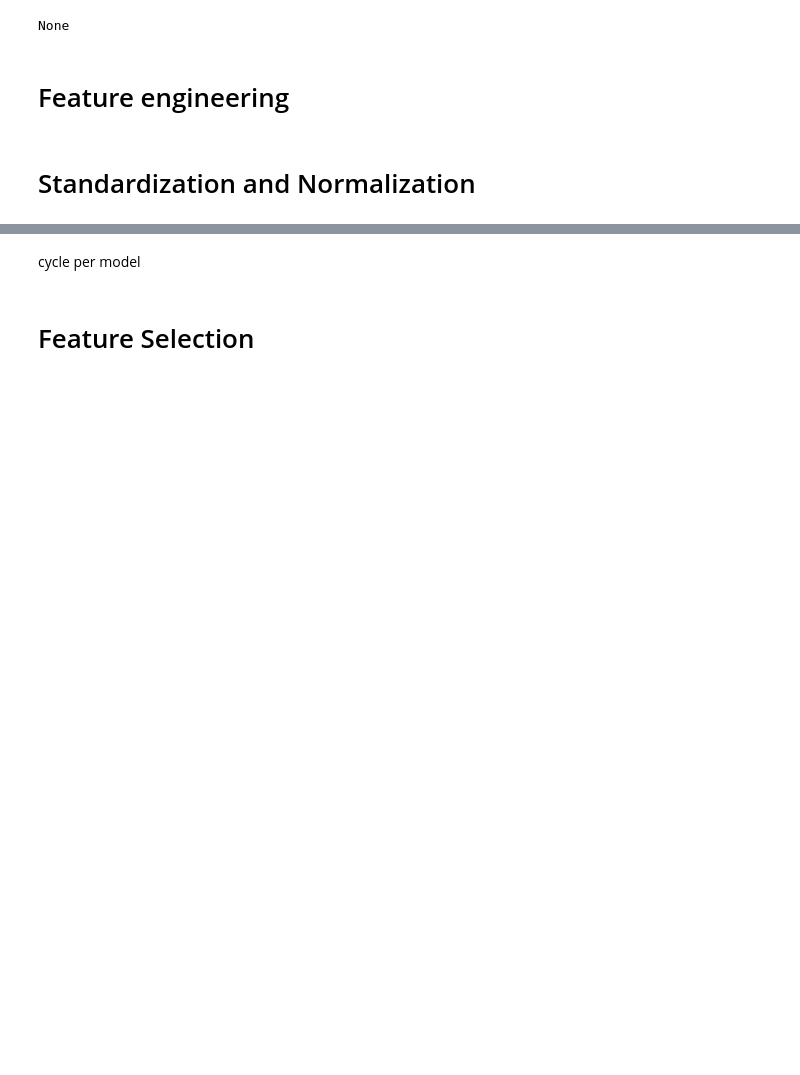
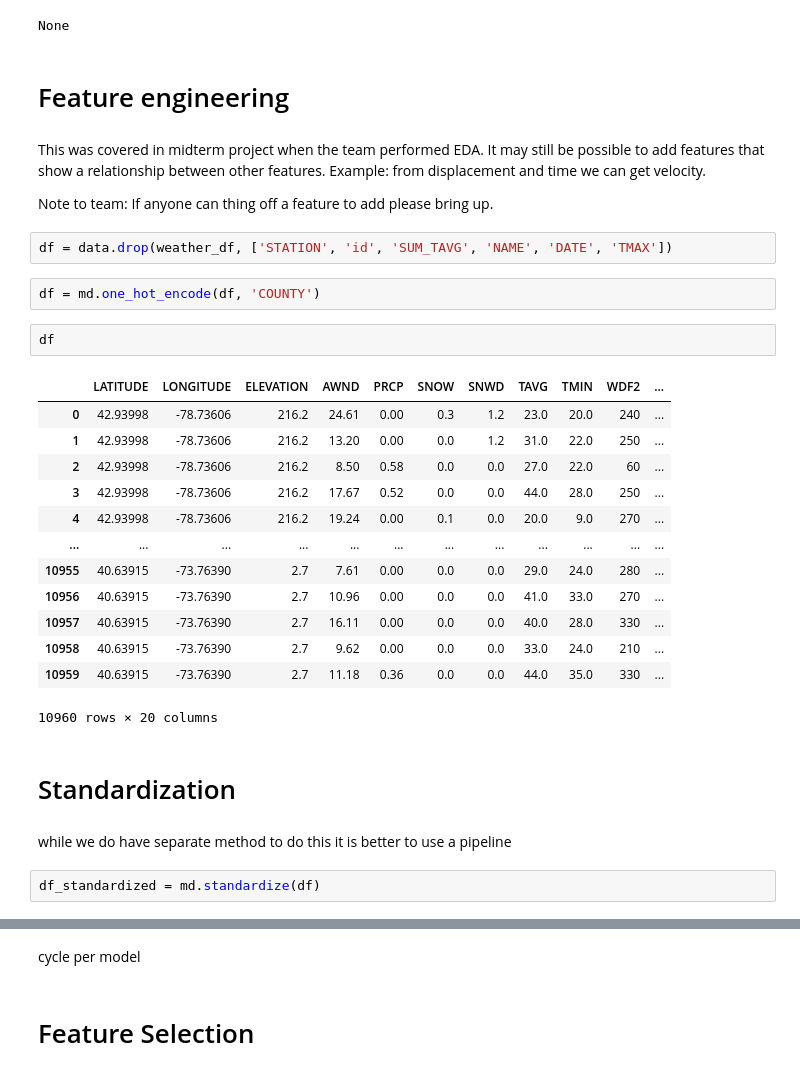
Before and after one commit to Alex-Kamenev/Weather_Data_Prediction_Models, a Jupyter notebook: Weather_Data_Predictive_Models.ipynb, the cells around one changed output, grey strips where cells are left out. Drawn from its saved outputs; the diff is of its cells as text; blank space fills up the shorter version.

```diff
--- a/Weather_Data_Predictive_Models.ipynb
+++ b/Weather_Data_Predictive_Models.ipynb
@@ -52,5 +58,33 @@ memory usage: 1.8+ MB
 None
 # %% [markdown]
 # Feature engineering
+# %% [markdown]
+This was covered in midterm project when the team performed EDA. It may still be possible to add features that show a relationship between other features. Example: from displacement and time we can get velocity.
+
+Note to team: If anyone can thing off a feature to add please bring up.
+# %%
+df = data.drop(weather_df, ['STATION', 'id', 'SUM_TAVG', 'NAME', 'DATE', 'TMAX'])
+# %%
+df = md.one_hot_encode(df, 'COUNTY')
+# %%
+df
+# %% [output]
+|  | LATITUDE | LONGITUDE | ELEVATION | AWND | PRCP | SNOW | SNWD | TAVG | TMIN | WDF2 | ... |
+| 0 | 42.93998 | -78.73606 | 216.2 | 24.61 | 0.00 | 0.3 | 1.2 | 23.0 | 20.0 | 240 | ... |
+| 1 | 42.93998 | -78.73606 | 216.2 | 13.20 | 0.00 | 0.0 | 1.2 | 31.0 | 22.0 | 250 | ... |
+| 2 | 42.93998 | -78.73606 | 216.2 | 8.50 | 0.58 | 0.0 | 0.0 | 27.0 | 22.0 | 60 | ... |
+| 3 | 42.93998 | -78.73606 | 216.2 | 17.67 | 0.52 | 0.0 | 0.0 | 44.0 | 28.0 | 250 | ... |
+| 4 | 42.93998 | -78.73606 | 216.2 | 19.24 | 0.00 | 0.1 | 0.0 | 20.0 | 9.0 | 270 | ... |
+| ... | ... | ... | ... | ... | ... | ... | ... | ... | ... | ... | ... |
+| 10955 | 40.63915 | -73.76390 | 2.7 | 7.61 | 0.00 | 0.0 | 0.0 | 29.0 | 24.0 | 280 | ... |
+| 10956 | 40.63915 | -73.76390 | 2.7 | 10.96 | 0.00 | 0.0 | 0.0 | 41.0 | 33.0 | 270 | ... |
+| 10957 | 40.63915 | -73.76390 | 2.7 | 16.11 | 0.00 | 0.0 | 0.0 | 40.0 | 28.0 | 330 | ... |
+| 10958 | 40.63915 | -73.76390 | 2.7 | 9.62 | 0.00 | 0.0 | 0.0 | 33.0 | 24.0 | 210 | ... |
+| 10959 | 40.63915 | -73.76390 | 2.7 | 11.18 | 0.36 | 0.0 | 0.0 | 44.0 | 35.0 | 330 | ... |
+10960 rows × 20 columns
 # %% [markdown]
-# Standardization and Normalization
+# Standardization
+# %% [markdown]
+while we do have separate method to do this it is better to use a pipeline
+# %%
+df_standardized = md.standardize(df)
```
Also changed, not shown: parts of 74 cells of this notebook, 1 other file.
